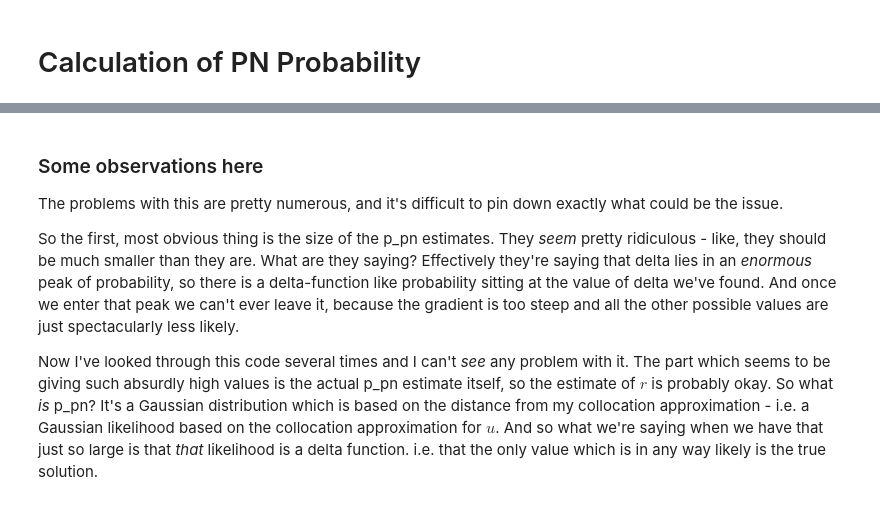
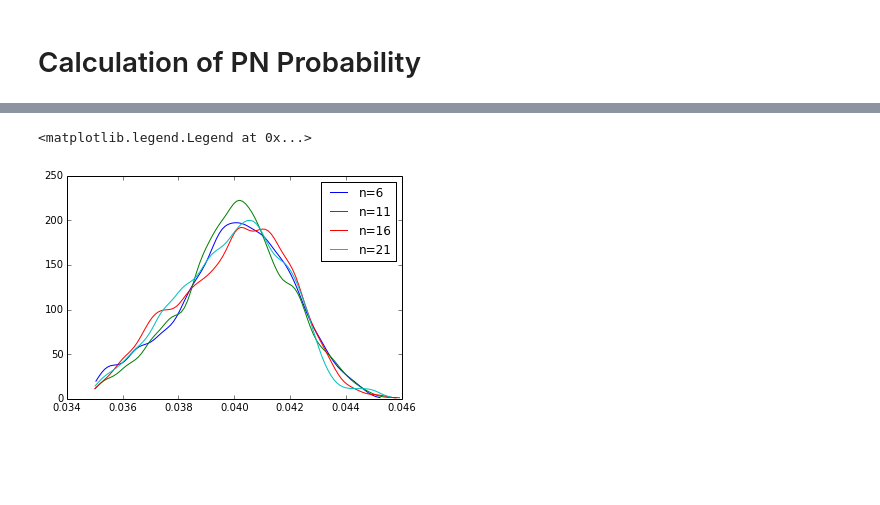
Before and after one commit to jcockayne/bayesian_pdes, a Jupyter notebook: notebooks/Allen-Cahn.ipynb, the cells around one changed output, grey strips where cells are left out. Drawn from its saved outputs; the diff is of its cells as text; code cells hidden in the pictures; blank space fills up the shorter version.

```diff
--- a/notebooks/Allen-Cahn.ipynb
+++ b/notebooks/Allen-Cahn.ipynb
@@ -783,0 +386,16 @@ Iteration 49900 (delta=0.04038034, p=0.263)
+# %%
+class LikelihoodClass(object):
+    def __init__(self, solutions):
+        self.__solutions__ = solutions
+
+    def likelihood(self, delta):
+        solutions = find_solutions(delta, z_mesh_size, initial_guesses=self.__solutions__)
+        ret = log_p_pn_estimate(true_obs, delta, solutions, ls, noise_variance, z_proposal_variance, z_samples)
+        self.__solutions__ = solutions
+        if z_samples == 1:
+            return ret
+        return np.mean(ret)
+        #return np.mean(ret)
+
+    def __call__(self, delta):
+        return self.likelihood(delta)
@@ -830,14 +466,0 @@ array([ 0.03522223])
-# %% [markdown]
-### Some observations here
-
-The problems with this are pretty numerous, and it's difficult to pin down exactly what could be the issue.
-
-So the first, most obvious thing is the size of the p_pn estimates. They *seem* pretty ridiculous - like, they should be much smaller than they are. What are they saying? Effectively they're saying that delta lies in an *enormous* peak of probability, so there is a delta-function like probability sitting at the value of delta we've found. And once we enter that peak we can't ever leave it, because the gradient is too steep and all the other possible values are just spectacularly less likely.
-
-Now I've looked through this code several times and I can't *see* any problem with it. The part which seems to be giving such absurdly high values is the actual p_pn estimate itself, so the estimate of $r$ is probably okay. So what *is* p_pn? It's a Gaussian distribution which is based on the distance from my collocation approximation - i.e. a Gaussian likelihood based on the collocation approximation for $u$. And so what we're saying when we have that just so large is that *that* likelihood is a delta function. i.e. that the only value which is in any way likely is the true solution.
-# %%
-delta = 0.039
-next = 0.0391
-solutions = find_solutions(next, 50, cur_solutions)
-for i in range(50):
-    print np.mean(np.exp(log_p_pn_estimate(true_obs, next, solutions, likelihood_variance, z_proposal_variance, 50)))
@@ -851,0 +467,10 @@ log_p_pn_estimate(true_obs, next, solutions, 0.01, z_proposal_variance, 500, deb
+# %%
+for n in [6, 11, 16, 21]:
+    delta = np.load('delta_n={}.npy'.format(n))
+    kde = scipy.stats.gaussian_kde(delta.T)
+    range = np.linspace(delta.min(), delta.max(), 100)
+    plt.plot(range, kde(range), label='n={}'.format(n))
+plt.legend()
+# %% [output]
+<matplotlib.legend.Legend at 0x...>
+[figure, added]
```
Also changed, not shown: parts of 53 cells of this notebook.
